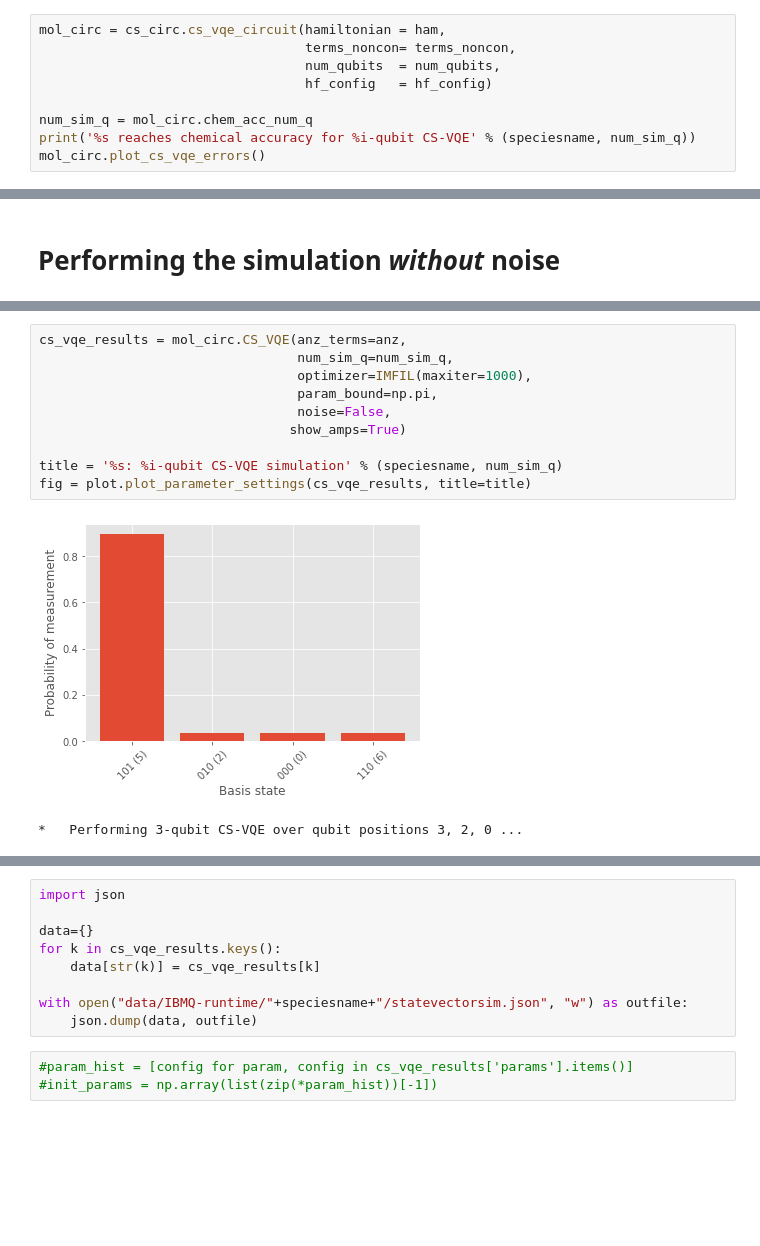
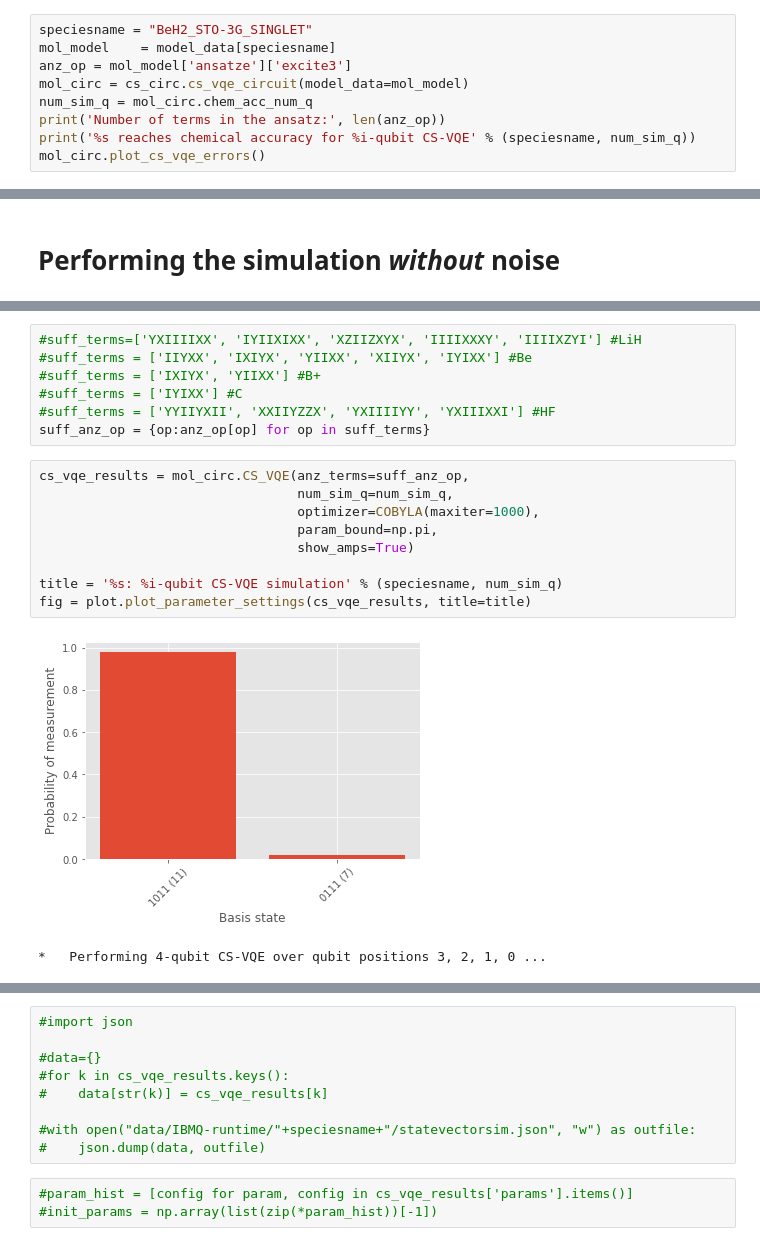
Before and after one commit to wmkirby1/CS-VQE, a Jupyter notebook: noisy_simulation.ipynb, the cells around one changed output, grey strips where cells are left out. Drawn from its saved outputs; the diff is of its cells as text; blank space fills up the shorter version.

Commit message:
Removed superfluous parameter from Ansatz circuit

```diff
--- a/noisy_simulation.ipynb
+++ b/noisy_simulation.ipynb
@@ -32,10 +23,10 @@ print(num_tapered+num_qubits, num_qubits)
 # %%
-mol_circ = cs_circ.cs_vqe_circuit(hamiltonian = ham,
-                                  terms_noncon= terms_noncon,
-                                  num_qubits  = num_qubits,
-                                  hf_config   = hf_config)
-
+speciesname = "BeH2_STO-3G_SINGLET"
+mol_model    = model_data[speciesname]
+anz_op = mol_model['ansatze']['excite3']
+mol_circ = cs_circ.cs_vqe_circuit(model_data=mol_model)
 num_sim_q = mol_circ.chem_acc_num_q
+print('Number of terms in the ansatz:', len(anz_op))
 print('%s reaches chemical accuracy for %i-qubit CS-VQE' % (speciesname, num_sim_q))
 mol_circ.plot_cs_vqe_errors()
 # %% [output]
@@ -79,13 +120,19 @@ Number of circuit parameters: 7
+# %%
+#suff_terms=['YXIIIIXX', 'IYIIXIXX', 'XZIIZXYX', 'IIIIXXXY', 'IIIIXZYI'] #LiH
+#suff_terms = ['IIYXX', 'IXIYX', 'YIIXX', 'XIIYX', 'IYIXX'] #Be
+#suff_terms = ['IXIYX', 'YIIXX'] #B+
+#suff_terms = ['IYIXX'] #C
+#suff_terms = ['YYIIYXII', 'XXIIYZZX', 'YXIIIIYY', 'YXIIIXXI'] #HF
+suff_anz_op = {op:anz_op[op] for op in suff_terms}
 # %%
-cs_vqe_results = mol_circ.CS_VQE(anz_terms=anz,
+cs_vqe_results = mol_circ.CS_VQE(anz_terms=suff_anz_op,
                                  num_sim_q=num_sim_q,
-                                 optimizer=IMFIL(maxiter=1000),
+                                 optimizer=COBYLA(maxiter=1000),
                                  param_bound=np.pi,
-                                 noise=False,
-                                show_amps=True)
+                                 show_amps=True)
 
 title = '%s: %i-qubit CS-VQE simulation' % (speciesname, num_sim_q)
 fig = plot.plot_parameter_settings(cs_vqe_results, title=title)
 # %% [output]
-[figure, old version]
+[figure, new version]
-*   Performing 3-qubit CS-VQE over qubit positions 3, 2, 0 ...
+*   Performing 4-qubit CS-VQE over qubit positions 3, 2, 1, 0 ...
@@ -93,12 +140,12 @@ fig = plot.plot_parameter_settings(cs_vqe_results, title=title)
 # %%
-import json
+#import json
 
-data={}
-for k in cs_vqe_results.keys():
-    data[str(k)] = cs_vqe_results[k]
+#data={}
+#for k in cs_vqe_results.keys():
+#    data[str(k)] = cs_vqe_results[k]
 
-with open("data/IBMQ-runtime/"+speciesname+"/statevectorsim.json", "w") as outfile:
-    json.dump(data, outfile)
+#with open("data/IBMQ-runtime/"+speciesname+"/statevectorsim.json", "w") as outfile:
+#    json.dump(data, outfile)
 # %%
 #param_hist = [config for param, config in cs_vqe_results['params'].items()]
 #init_params = np.array(list(zip(*param_hist))[-1])
```
Also changed, not shown: parts of 13 cells of this notebook, 30 other files.
